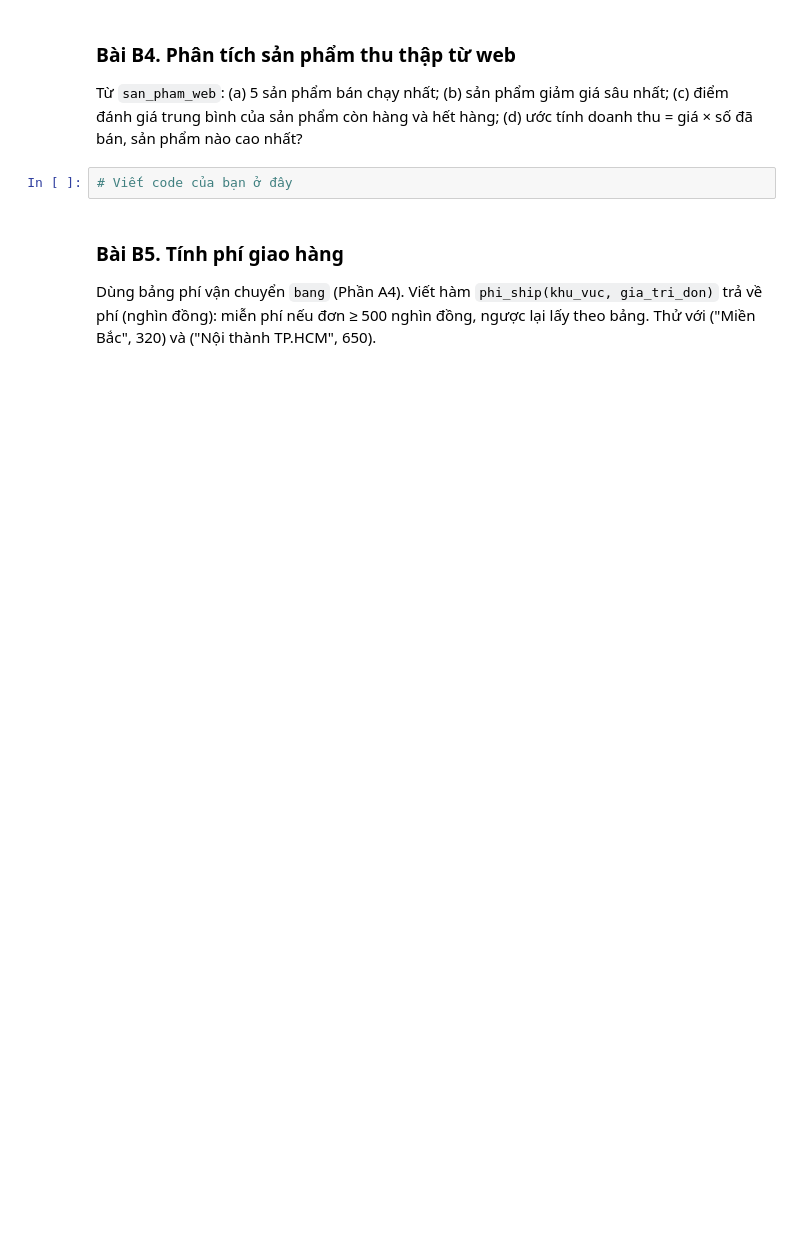
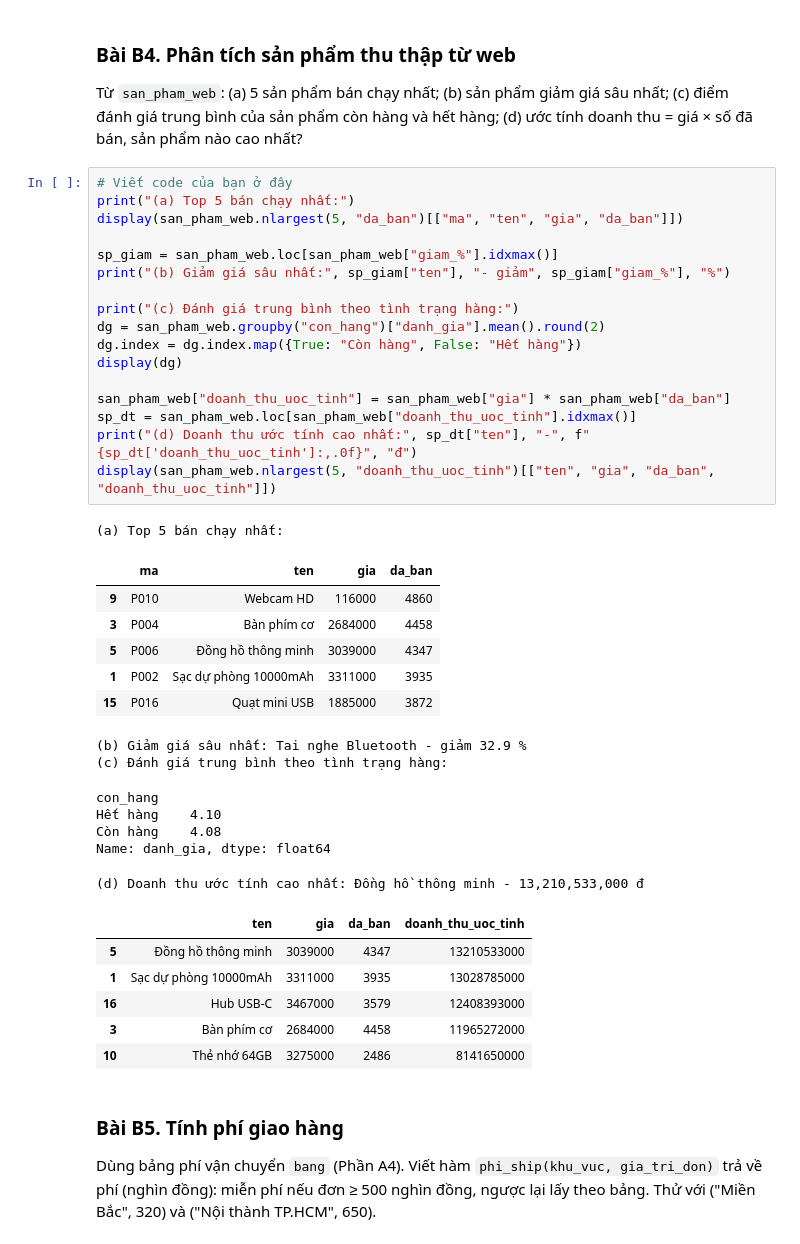
Before and after one commit to binhnhi240926/MacThiBinhNhi_26C1INF50909802, a Jupyter notebook: python_kinh_doanh/bai_tap/Buoi_04_BaiTap.ipynb, the cells around one changed output. Drawn from its saved outputs; the diff is of its cells as text; blank space fills up the shorter version.

```diff
--- a/python_kinh_doanh/bai_tap/Buoi_04_BaiTap.ipynb
+++ b/python_kinh_doanh/bai_tap/Buoi_04_BaiTap.ipynb
@@ -157,6 +348,42 @@ Từ `san_pham_web`: (a) 5 sản phẩm bán chạy nhất; (b) sản phẩm gi
 sản phẩm còn hàng và hết hàng; (d) ước tính doanh thu = giá × số đã bán, sản phẩm nào cao nhất?
 # %%
 # Viết code của bạn ở đây
+print("(a) Top 5 bán chạy nhất:")
+display(san_pham_web.nlargest(5, "da_ban")[["ma", "ten", "gia", "da_ban"]])
+
+sp_giam = san_pham_web.loc[san_pham_web["giam_%"].idxmax()]
+print("(b) Giảm giá sâu nhất:", sp_giam["ten"], "- giảm", sp_giam["giam_%"], "%")
+
+print("(c) Đánh giá trung bình theo tình trạng hàng:")
+dg = san_pham_web.groupby("con_hang")["danh_gia"].mean().round(2)
+dg.index = dg.index.map({True: "Còn hàng", False: "Hết hàng"})
+display(dg)
+
+san_pham_web["doanh_thu_uoc_tinh"] = san_pham_web["gia"] * san_pham_web["da_ban"]
+sp_dt = san_pham_web.loc[san_pham_web["doanh_thu_uoc_tinh"].idxmax()]
+print("(d) Doanh thu ước tính cao nhất:", sp_dt["ten"], "-", f"{sp_dt['doanh_thu_uoc_tinh']:,.0f}", "đ")
+display(san_pham_web.nlargest(5, "doanh_thu_uoc_tinh")[["ten", "gia", "da_ban", "doanh_thu_uoc_tinh"]])
+# %% [output]
+(a) Top 5 bán chạy nhất:
+|  | ma | ten | gia | da_ban |
+| 9 | P010 | Webcam HD | 116000 | 4860 |
+| 3 | P004 | Bàn phím cơ | 2684000 | 4458 |
+| 5 | P006 | Đồng hồ thông minh | 3039000 | 4347 |
+| 1 | P002 | Sạc dự phòng 10000mAh | 3311000 | 3935 |
+| 15 | P016 | Quạt mini USB | 1885000 | 3872 |
+(b) Giảm giá sâu nhất: Tai nghe Bluetooth - giảm 32.9 %
+(c) Đánh giá trung bình theo tình trạng hàng:
+con_hang
+Hết hàng    4.10
+Còn hàng    4.08
+Name: danh_gia, dtype: float64
+(d) Doanh thu ước tính cao nhất: Đồng hồ thông minh - 13,210,533,000 đ
+|  | ten | gia | da_ban | doanh_thu_uoc_tinh |
+| 5 | Đồng hồ thông minh | 3039000 | 4347 | 13210533000 |
+| 1 | Sạc dự phòng 10000mAh | 3311000 | 3935 | 13028785000 |
+| 16 | Hub USB-C | 3467000 | 3579 | 12408393000 |
+| 3 | Bàn phím cơ | 2684000 | 4458 | 11965272000 |
+| 10 | Thẻ nhớ 64GB | 3275000 | 2486 | 8141650000 |
 # %% [markdown]
 ### Bài B5. Tính phí giao hàng
 
```
Also changed, not shown: parts of 18 cells of this notebook, 3 other files.
